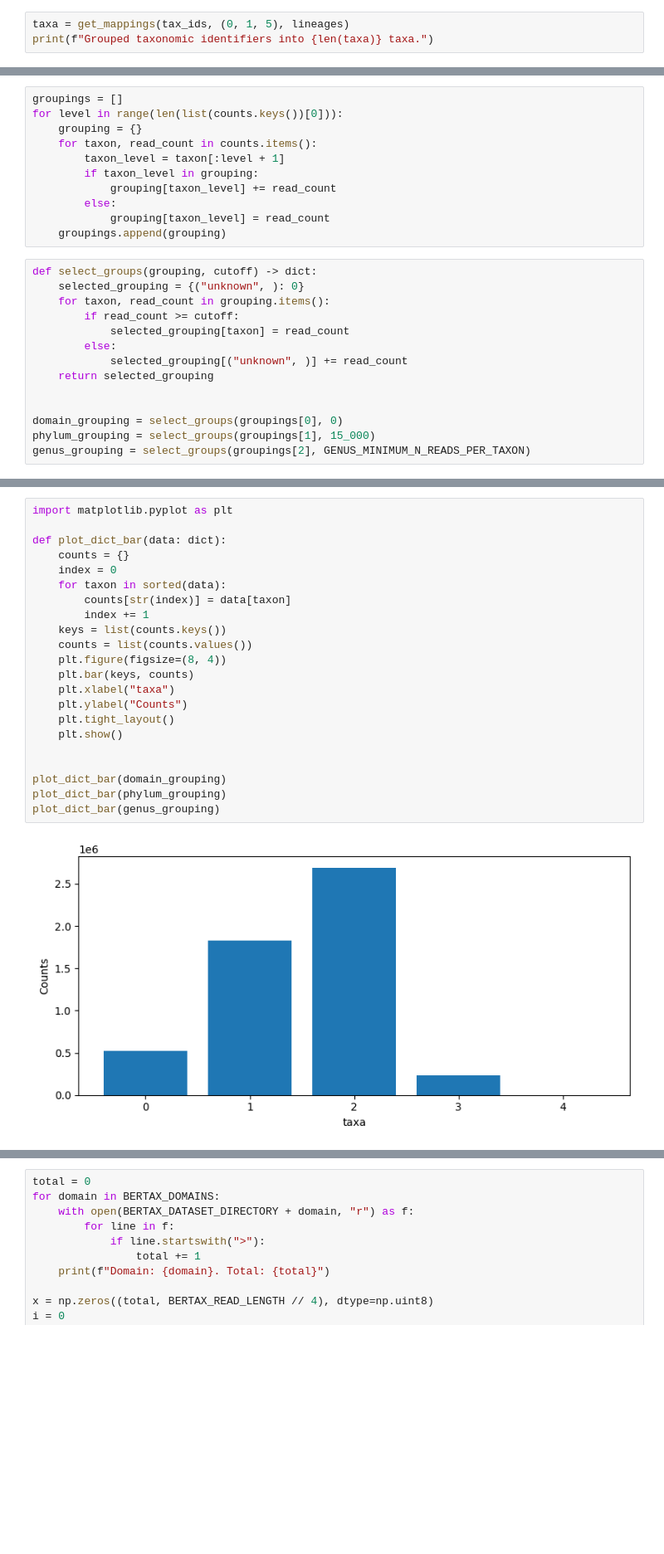
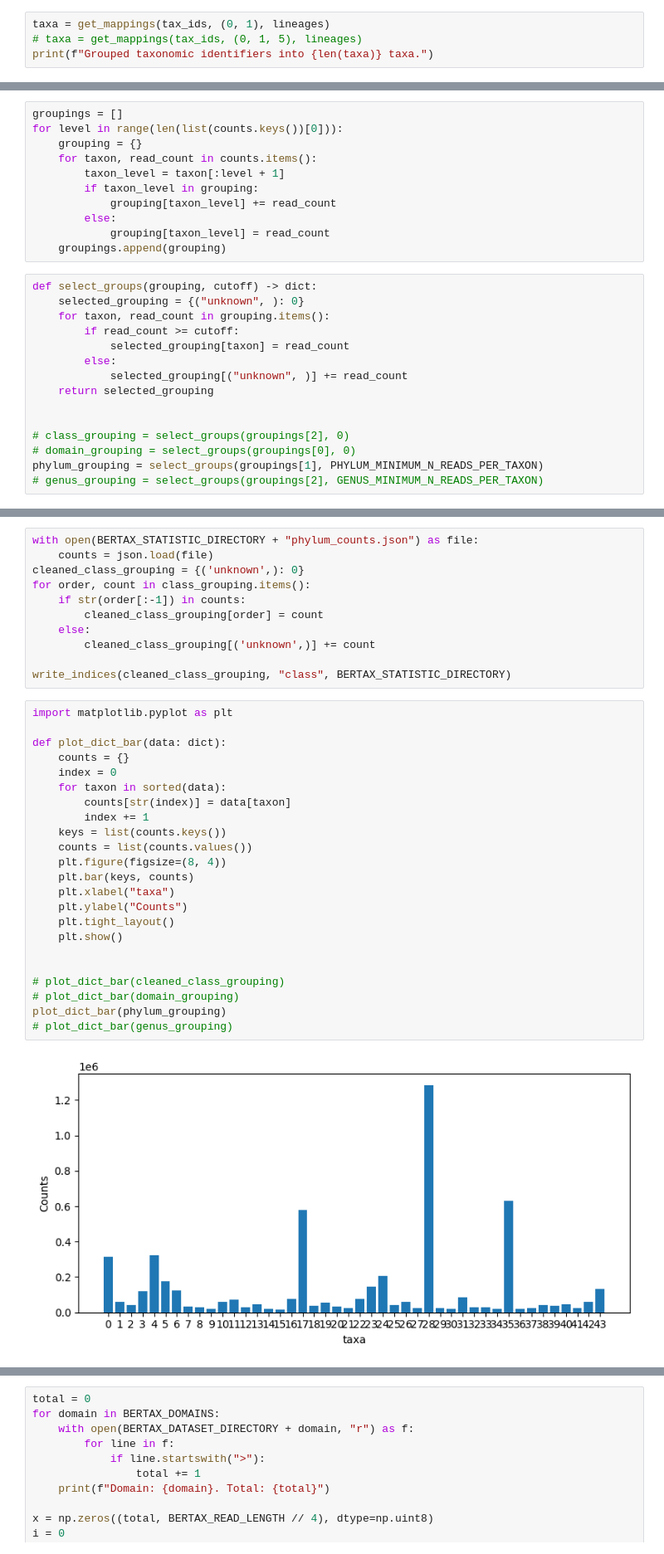
Before and after one commit to Vincent-Therrien/stelaro, a Jupyter notebook: demonstrations/classification.ipynb, the cells around one changed output, grey strips where cells are left out. Shown at 83% size. Saved outputs shown, nothing was run; the diff lists cells and outputs as text; blank space fills up the shorter version.

```diff
--- a/demonstrations/classification.ipynb
+++ b/demonstrations/classification.ipynb
@@ -161,5 +163,6 @@ Taxon 1979160 is nameless.
 Taxon 340435 is nameless.
 # %%
-taxa = get_mappings(tax_ids, (0, 1, 5), lineages)
+taxa = get_mappings(tax_ids, (0, 1), lineages)
+# taxa = get_mappings(tax_ids, (0, 1, 5), lineages)
 print(f"Grouped taxonomic identifiers into {len(taxa)} taxa.")
 # %% [output]
@@ -213,9 +216,10 @@ def select_groups(grouping, cutoff) -> dict:
     return selected_grouping
 
 
-domain_grouping = select_groups(groupings[0], 0)
-phylum_grouping = select_groups(groupings[1], 15_000)
-genus_grouping = select_groups(groupings[2], GENUS_MINIMUM_N_READS_PER_TAXON)
+# class_grouping = select_groups(groupings[2], 0)
+# domain_grouping = select_groups(groupings[0], 0)
+phylum_grouping = select_groups(groupings[1], PHYLUM_MINIMUM_N_READS_PER_TAXON)
+# genus_grouping = select_groups(groupings[2], GENUS_MINIMUM_N_READS_PER_TAXON)
 # %%
 def write_indices(grouping, level, dst) -> None:
     index = {}
@@ -234,24 +241,36 @@ write_indices(genus_grouping, "genus", BERTAX_STATISTIC_DIRECTORY)
+# %%
+with open(BERTAX_STATISTIC_DIRECTORY + "phylum_counts.json") as file:
+    counts = json.load(file)
+cleaned_class_grouping = {('unknown',): 0}
+for order, count in class_grouping.items():
+    if str(order[:-1]) in counts:
+        cleaned_class_grouping[order] = count
+    else:
+        cleaned_class_grouping[('unknown',)] += count
+
+write_indices(cleaned_class_grouping, "class", BERTAX_STATISTIC_DIRECTORY)
 # %%
 import matplotlib.pyplot as plt
 
 def plot_dict_bar(data: dict):
     counts = {}
     index = 0
     for taxon in sorted(data):
         counts[str(index)] = data[taxon]
         index += 1
     keys = list(counts.keys())
     counts = list(counts.values())
     plt.figure(figsize=(8, 4))
     plt.bar(keys, counts)
     plt.xlabel("taxa")
     plt.ylabel("Counts")
     plt.tight_layout()
     plt.show()
 
 
-plot_dict_bar(domain_grouping)
+# plot_dict_bar(cleaned_class_grouping)
+# plot_dict_bar(domain_grouping)
 plot_dict_bar(phylum_grouping)
-plot_dict_bar(genus_grouping)
+# plot_dict_bar(genus_grouping)
 # %% [output]
-[figure, old version]
+[figure, new version]
```
Also changed, not shown: parts of 20 cells of this notebook, 1 other file.
